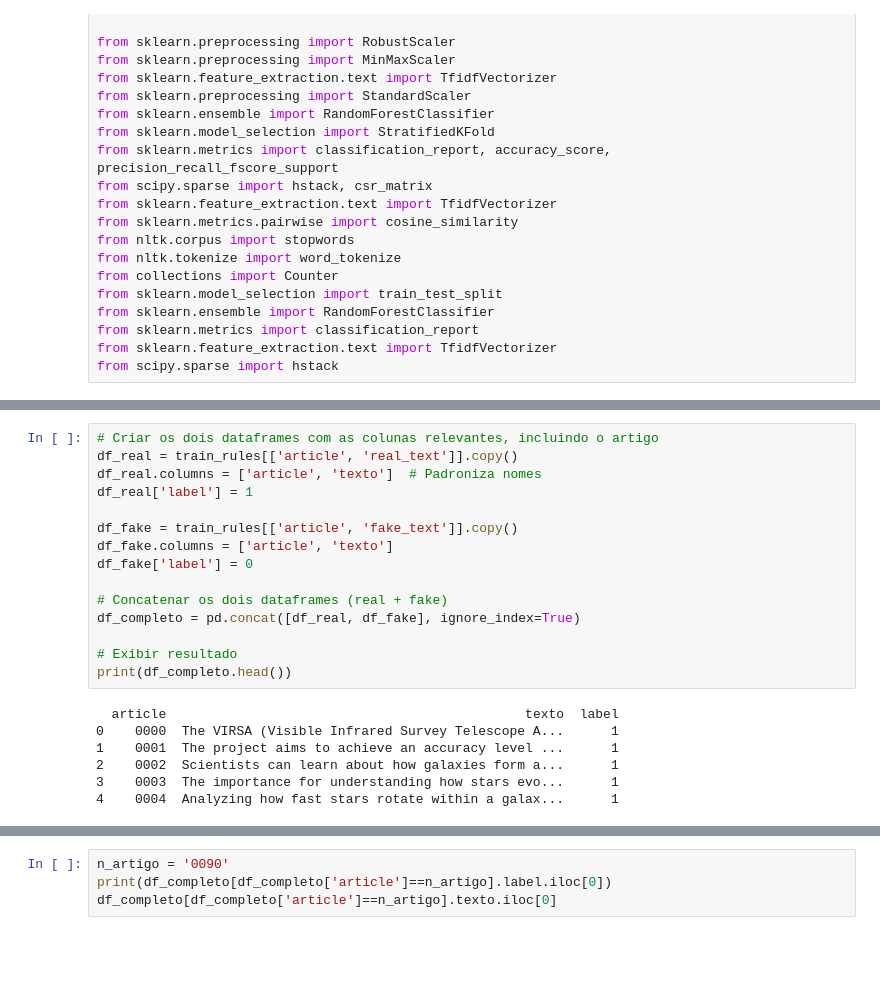
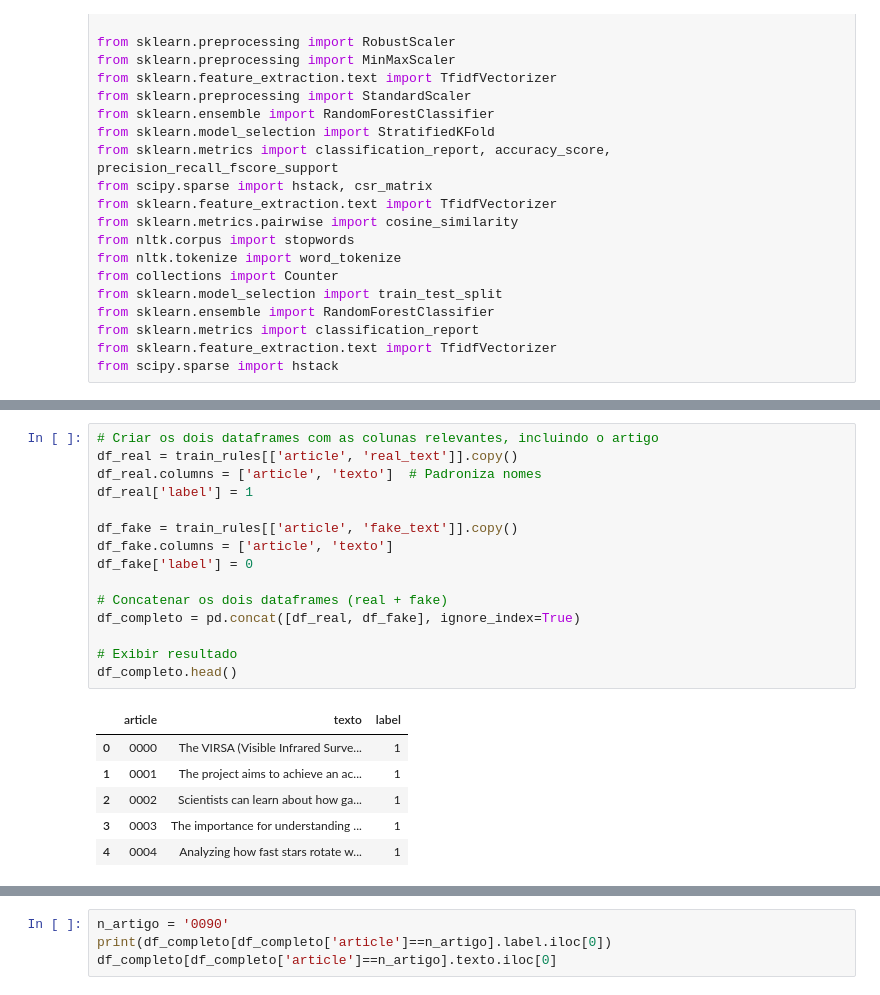
Before and after one commit to LeopoldoZanellato/the_impostor, a Jupyter notebook: explorer.ipynb, the cells around one changed output, grey strips where cells are left out. Saved outputs shown, nothing was run; the diff lists cells and outputs as text; blank space fills up the shorter version.

```diff
--- a/explorer.ipynb
+++ b/explorer.ipynb
@@ -121,22 +105,22 @@ train_rules
 # %%
 # Criar os dois dataframes com as colunas relevantes, incluindo o artigo
 df_real = train_rules[['article', 'real_text']].copy()
 df_real.columns = ['article', 'texto']  # Padroniza nomes
 df_real['label'] = 1
 
 df_fake = train_rules[['article', 'fake_text']].copy()
 df_fake.columns = ['article', 'texto']
 df_fake['label'] = 0
 
 # Concatenar os dois dataframes (real + fake)
 df_completo = pd.concat([df_real, df_fake], ignore_index=True)
 
 # Exibir resultado
-print(df_completo.head())
+df_completo.head()
 # %% [output]
-  article                                              texto  label
-0    0000  The VIRSA (Visible Infrared Survey Telescope A...      1
-1    0001  The project aims to achieve an accuracy level ...      1
-2    0002  Scientists can learn about how galaxies form a...      1
-3    0003  The importance for understanding how stars evo...      1
-4    0004  Analyzing how fast stars rotate within a galax...      1
+|  | article | texto | label |
+| 0 | 0000 | The VIRSA (Visible Infrared Surve... | 1 |
+| 1 | 0001 | The project aims to achieve an ac... | 1 |
+| 2 | 0002 | Scientists can learn about how ga... | 1 |
+| 3 | 0003 | The importance for understanding ... | 1 |
+| 4 | 0004 | Analyzing how fast stars rotate w... | 1 |
```
Also changed, not shown: parts of 28 cells of this notebook, 2 other files.
